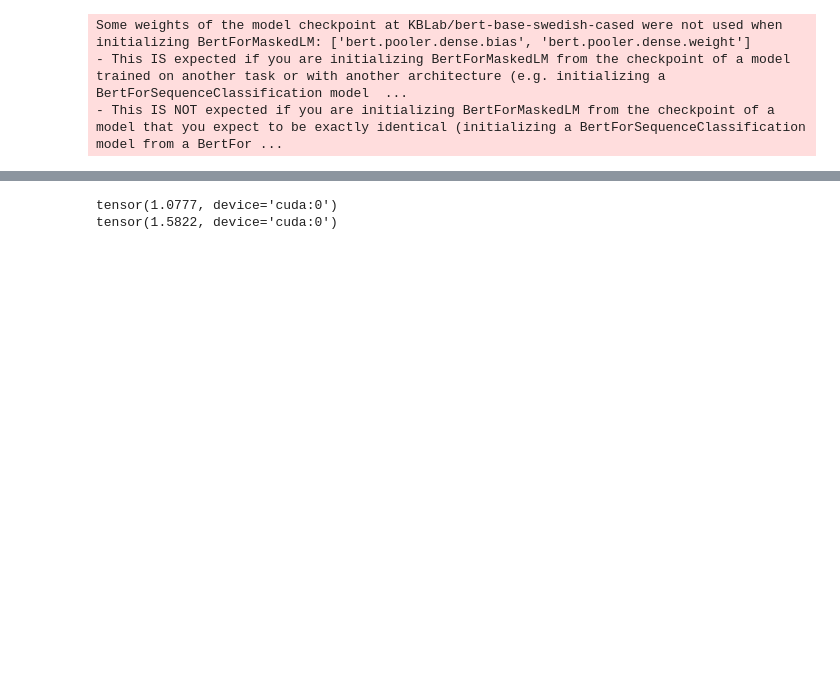
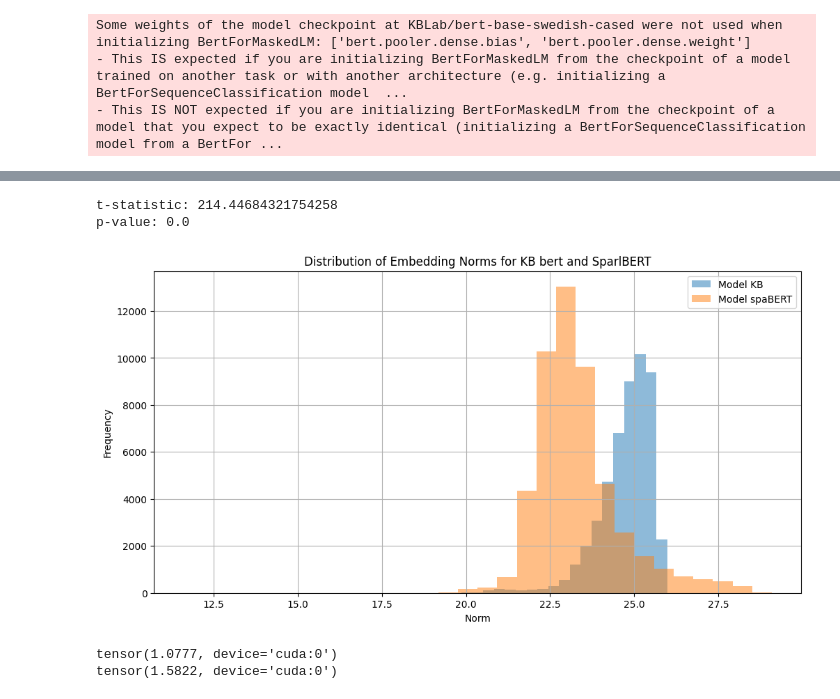
Before and after one commit to swerik-project/pretraining_plm, a Jupyter notebook: comprehension_model2.ipynb, the cells around one changed output, grey strips where cells are left out. Cells and saved outputs as stored; diff of their text form; code cells hidden in the pictures; blank space fills up the shorter version.

```diff
--- a/comprehension_model2.ipynb
+++ b/comprehension_model2.ipynb
@@ -591,3 +605,26 @@ plt.show()
+# %%
+from scipy.stats import ttest_ind
+
+t_stat, p_value = ttest_ind(baseline_norms, spa_norms)
+
+# Print the t-statistic and p-value
+print(f"t-statistic: {t_stat}")
+print(f"p-value: {p_value}")
+
+# Plot the distributions
+plt.figure(figsize=(12, 6))
+plt.hist(baseline_norms, bins=30, alpha=0.5, label='Model KB')
+plt.hist(spa_norms, bins=30, alpha=0.5, label='Model spaBERT')
+plt.title('Distribution of Embedding Norms for KB bert and SparlBERT')
+plt.xlabel('Norm')
+plt.ylabel('Frequency')
+plt.legend(loc='upper right')
+plt.grid(True)
+plt.show()
+# %% [output]
+t-statistic: 214.44684321754258
+p-value: 0.0
+[figure, added]
 # %%
 print(torch.norm(kb_weight[0]))
 print(torch.norm(finetuned_weight[0]))
```
Also changed, not shown: parts of 8 cells of this notebook, 2 other files.
